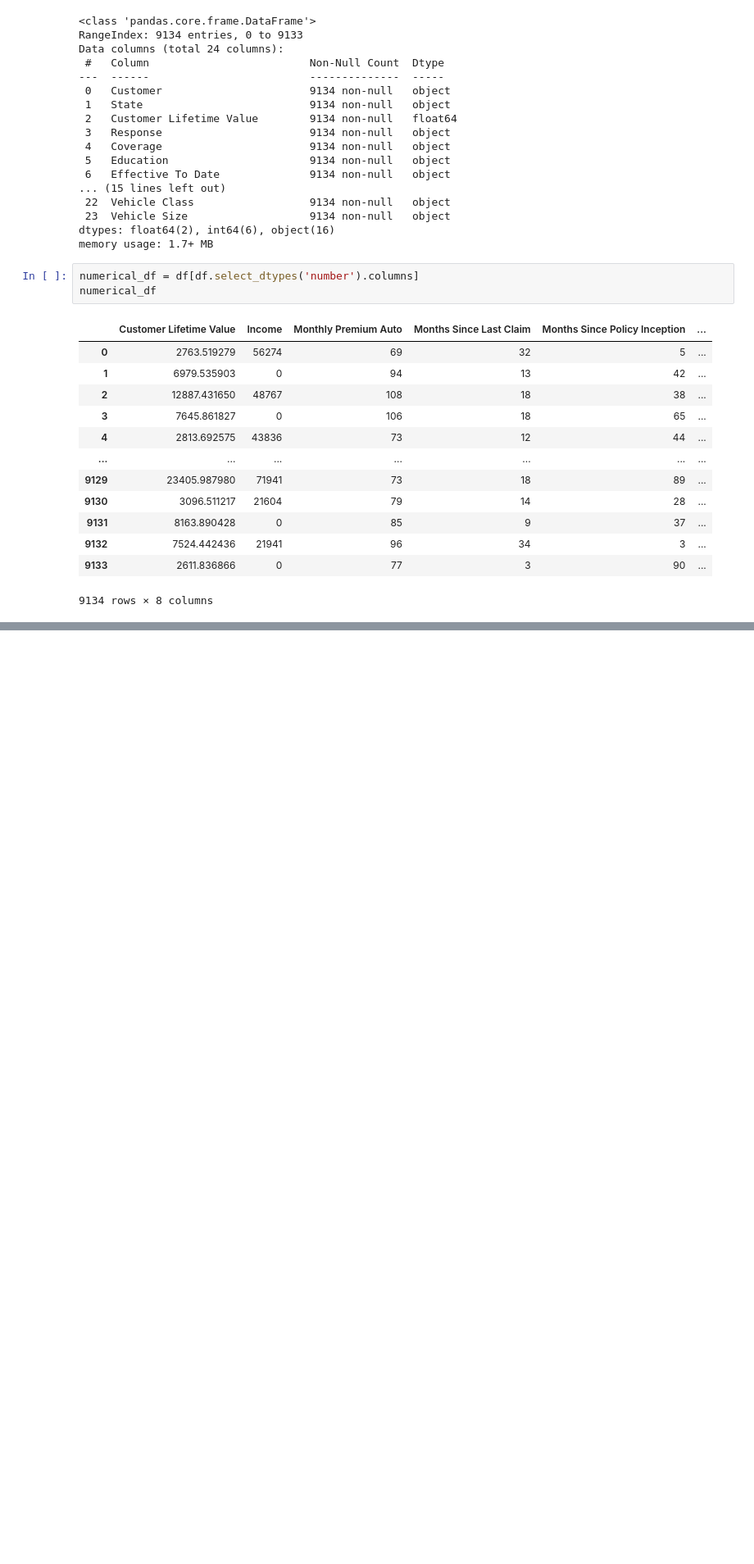
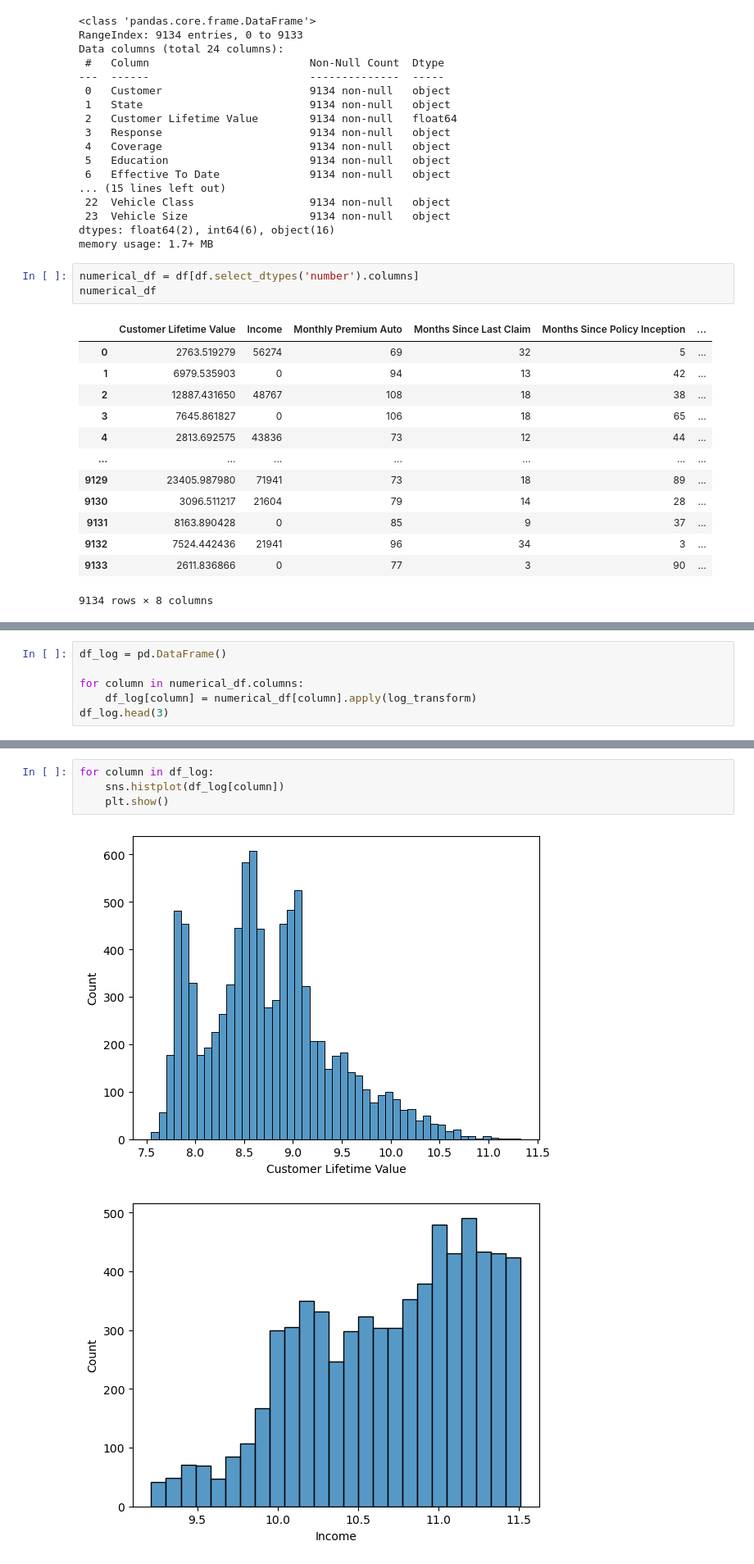
Before and after one commit to RetCast/lab-customer-analysis-round-4, a Jupyter notebook: lab-customer-analysis-round-4.ipynb, the cells around one changed output, grey strips where cells are left out. Shown at 82% size. Drawn from its saved outputs; the diff is of its cells as text; blank space fills up the shorter version.

```diff
--- a/lab-customer-analysis-round-4.ipynb
+++ b/lab-customer-analysis-round-4.ipynb
@@ -110,0 +136,6 @@ Text(0.5, 1.0, 'Number of Open Complaints histogram')
+# %%
+df_log = pd.DataFrame()
+
+for column in numerical_df.columns:
+    df_log[column] = numerical_df[column].apply(log_transform)
+df_log.head(3)
@@ -110,0 +154,7 @@ Text(0.5, 1.0, 'Number of Open Complaints histogram')
+# %%
+for column in df_log:
+    sns.histplot(df_log[column])
+    plt.show()
+# %% [output]
+[figure, added]
+[figure, added]
```
Also changed, not shown: parts of 48 cells of this notebook.
